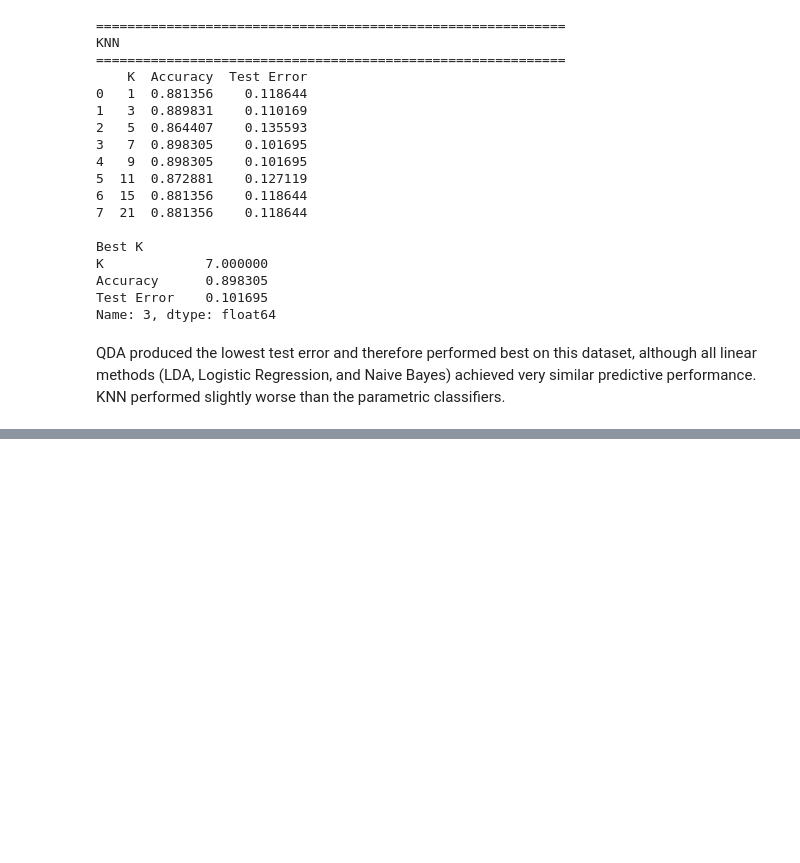
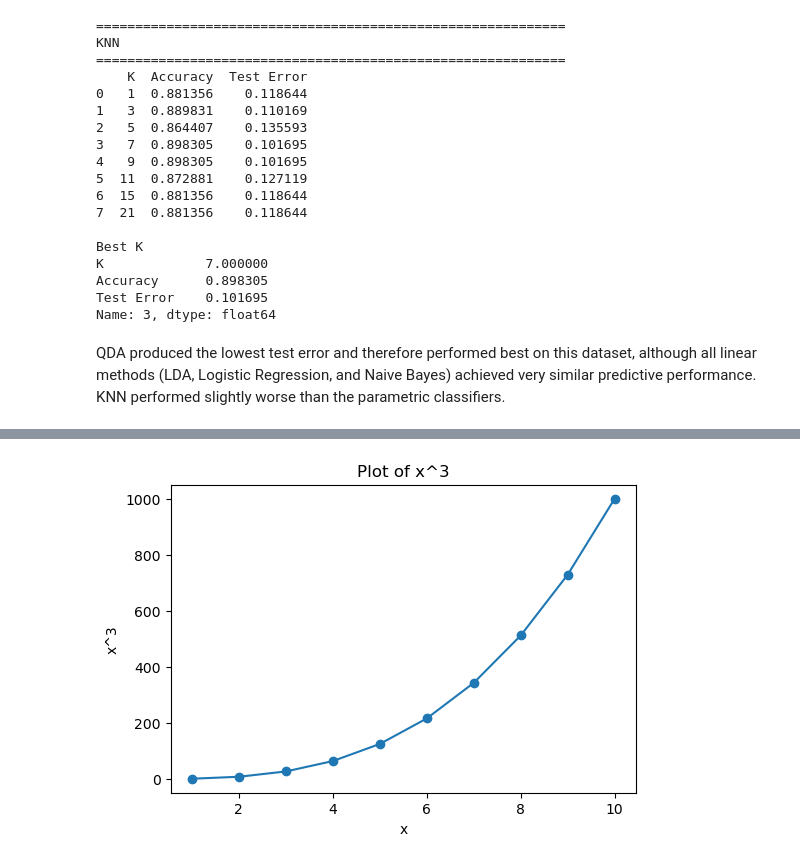
Before and after one commit to sumukha-r/isl-python-solutions, a Jupyter notebook: Chapter04-Classification/Chapter04-Classification.ipynb, the cells around one changed output, grey strips where cells are left out. Saved outputs shown, nothing was run; the diff lists cells and outputs as text; code cells hidden in the pictures; blank space fills up the shorter version.

```diff
--- a/Chapter04-Classification/Chapter04-Classification.ipynb
+++ b/Chapter04-Classification/Chapter04-Classification.ipynb
@@ -509,0 +566,13 @@ QDA produced the lowest test error and therefore performed best on this dataset,
+# %%
+def PlotPower(x, a):
+    y = [Power3(i, a) for i in x]
+    fig, ax = plt.subplots(figsize=(6,4))
+    ax.plot(x, y, marker='o')
+    ax.set_xlabel("x")
+    ax.set_ylabel(f"x^{a}")
+    ax.set_title(f"Plot of x^{a}")
+    plt.show()
+
+PlotPower(np.arange(1, 11), 3)
+# %% [output]
+[figure, added]
```
Also changed, not shown: parts of 5 cells of this notebook, 1 other file.
